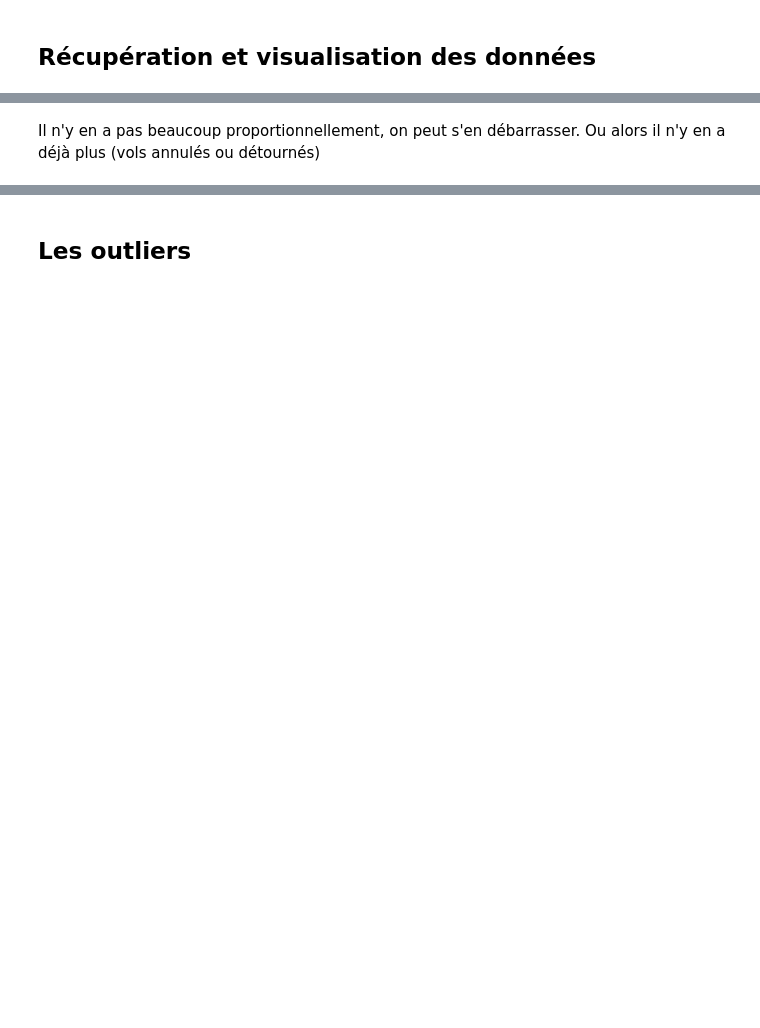
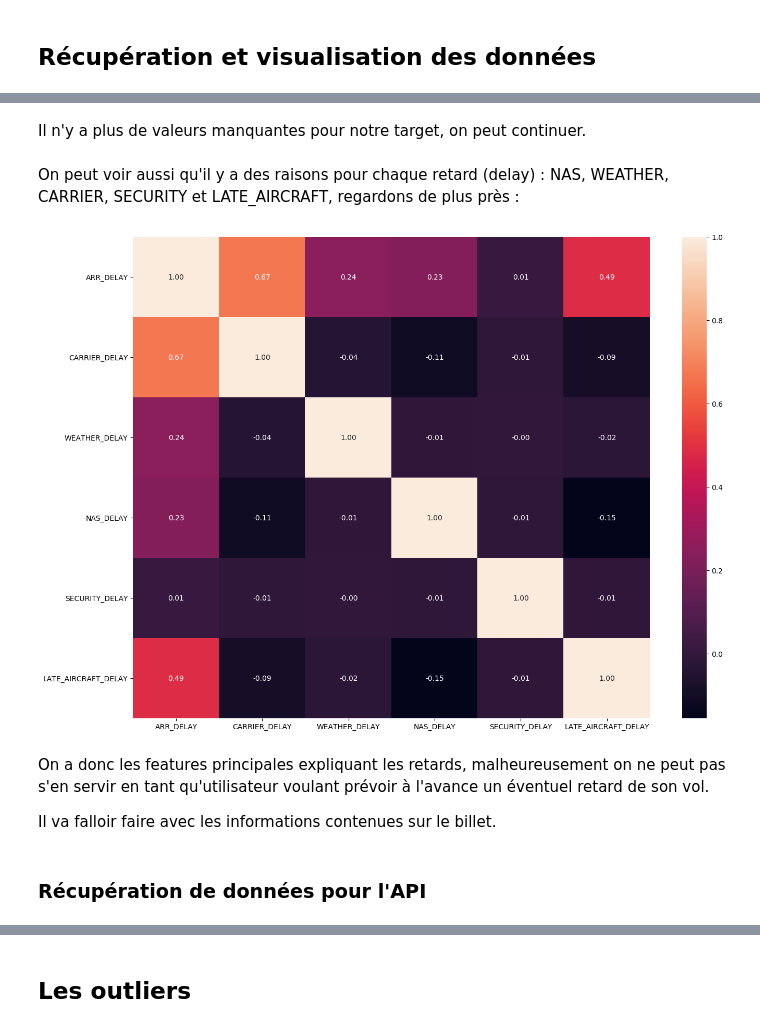
Before and after one commit to morganscao/Projet4, a Jupyter notebook: Notebooks/Projet4 - Analyse.ipynb, the cells around one changed output, grey strips where cells are left out. Saved outputs shown, nothing was run; the diff lists cells and outputs as text; code cells hidden in the pictures; blank space fills up the shorter version.

```diff
--- a/Notebooks/Projet4 - Analyse.ipynb
+++ b/Notebooks/Projet4 - Analyse.ipynb
@@ -103,3 +129,19 @@ print('Il reste', dataraw.ARR_DELAY.isnull().sum(), 'valeur manquante pour DELAY
 Il reste 0 valeur manquante pour DELAY
-# %% [markdown]
-Il n'y en a pas beaucoup proportionnellement, on peut s'en débarrasser. Ou alors il n'y en a déjà plus (vols annulés ou détournés)
+# %% [markdown]
+Il n'y a plus de valeurs manquantes pour notre target, on peut continuer.
+# %% [markdown]
+On peut voir aussi qu'il y a des raisons pour chaque retard (delay) : NAS, WEATHER, CARRIER, SECURITY et LATE_AIRCRAFT, regardons de plus près :
+# %%
+# Avec une Heat Map
+cols = ['ARR_DELAY', 'CARRIER_DELAY', 'WEATHER_DELAY', 'NAS_DELAY', 'SECURITY_DELAY', 'LATE_AIRCRAFT_DELAY']
+plt.figure(figsize=(16, 12))
+sns.heatmap(dataraw[cols].corr(),annot = True,fmt = ".2f",cbar = True)
+plt.show()
+# %% [output]
+[figure, added]
+# %% [markdown]
+On a donc les features principales expliquant les retards, malheureusement on ne peut pas s'en servir en tant qu'utilisateur voulant prévoir à l'avance un éventuel retard de son vol.
+
+Il va falloir faire avec les informations contenues sur le billet.
+# %% [markdown]
+### Récupération de données pour l'API
```
Also changed, not shown: parts of 66 cells of this notebook, 51 other files.
